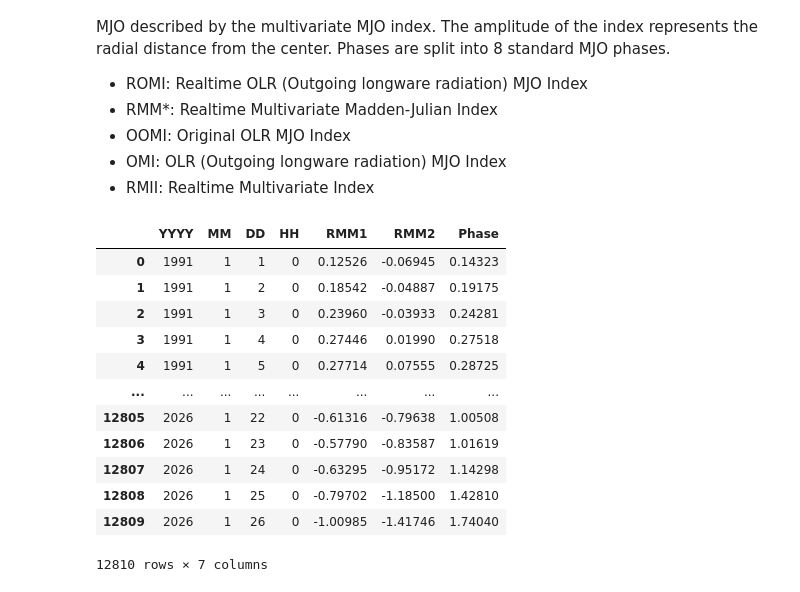
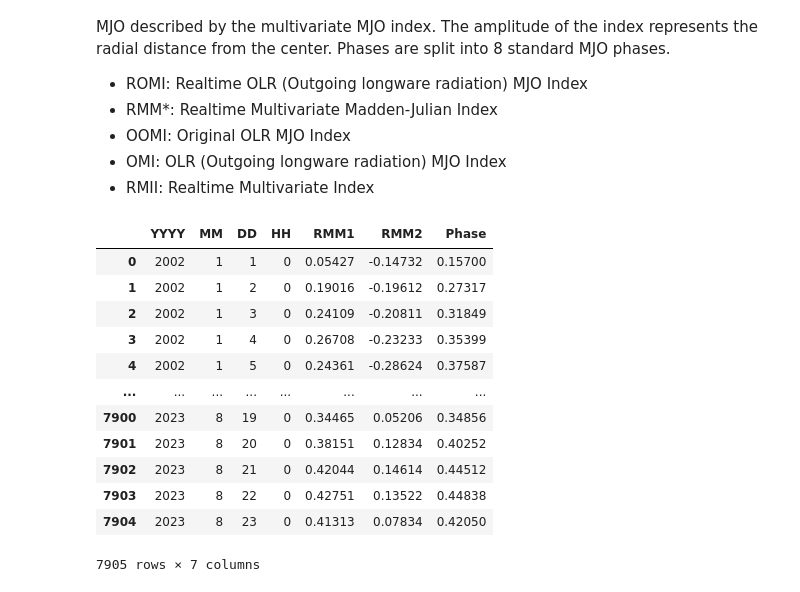
Before and after one commit to cyschneck/geocat-research, a Jupyter notebook: mjo/mjo_phase_background.ipynb, the cells around one changed output. Cells and saved outputs as stored; diff of their text form; code cells hidden in the pictures.

```diff
--- a/mjo/mjo_phase_background.ipynb
+++ b/mjo/mjo_phase_background.ipynb
@@ -171,21 +171,22 @@ The Wheeler-Hendon MJO index plots the time, location, and magnitude/amplitude o
 # %%
 import pandas as pd
 # %%
-romi_url = "https://www.psl.noaa.gov/mjo/mjoindex/romi.cpcolr.1x.txt"
+#romi_url = "https://www.psl.noaa.gov/mjo/mjoindex/romi.cpcolr.1x.txt"
+romi_url = "https://www.psl.noaa.gov/mjo/mjoindex/romi.1x.txt"
 df = pd.read_csv(romi_url, sep="\s+", header=None, names=["YYYY", "MM", "DD", "HH", "RMM1", "RMM2", "Phase"])
 df
 # %% [output]
 |  | YYYY | MM | DD | HH | RMM1 | RMM2 | Phase |
-| 0 | 1991 | 1 | 1 | 0 | 0.12526 | -0.06945 | 0.14323 |
-| 1 | 1991 | 1 | 2 | 0 | 0.18542 | -0.04887 | 0.19175 |
-| 2 | 1991 | 1 | 3 | 0 | 0.23960 | -0.03933 | 0.24281 |
-| 3 | 1991 | 1 | 4 | 0 | 0.27446 | 0.01990 | 0.27518 |
-| 4 | 1991 | 1 | 5 | 0 | 0.27714 | 0.07555 | 0.28725 |
+| 0 | 2002 | 1 | 1 | 0 | 0.05427 | -0.14732 | 0.15700 |
+| 1 | 2002 | 1 | 2 | 0 | 0.19016 | -0.19612 | 0.27317 |
+| 2 | 2002 | 1 | 3 | 0 | 0.24109 | -0.20811 | 0.31849 |
+| 3 | 2002 | 1 | 4 | 0 | 0.26708 | -0.23233 | 0.35399 |
+| 4 | 2002 | 1 | 5 | 0 | 0.24361 | -0.28624 | 0.37587 |
 | ... | ... | ... | ... | ... | ... | ... | ... |
-| 12805 | 2026 | 1 | 22 | 0 | -0.61316 | -0.79638 | 1.00508 |
-| 12806 | 2026 | 1 | 23 | 0 | -0.57790 | -0.83587 | 1.01619 |
-| 12807 | 2026 | 1 | 24 | 0 | -0.63295 | -0.95172 | 1.14298 |
-| 12808 | 2026 | 1 | 25 | 0 | -0.79702 | -1.18500 | 1.42810 |
-| 12809 | 2026 | 1 | 26 | 0 | -1.00985 | -1.41746 | 1.74040 |
+| 7900 | 2023 | 8 | 19 | 0 | 0.34465 | 0.05206 | 0.34856 |
+| 7901 | 2023 | 8 | 20 | 0 | 0.38151 | 0.12834 | 0.40252 |
+| 7902 | 2023 | 8 | 21 | 0 | 0.42044 | 0.14614 | 0.44512 |
+| 7903 | 2023 | 8 | 22 | 0 | 0.42751 | 0.13522 | 0.44838 |
+| 7904 | 2023 | 8 | 23 | 0 | 0.41313 | 0.07834 | 0.42050 |
-12810 rows × 7 columns
+7905 rows × 7 columns
 # %%
```
Also changed, not shown: parts of 3 cells of this notebook.
